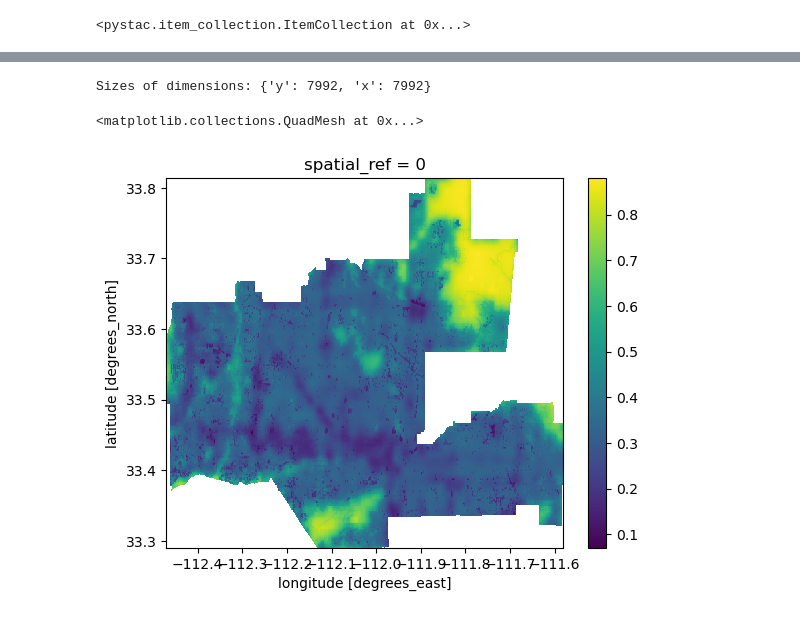
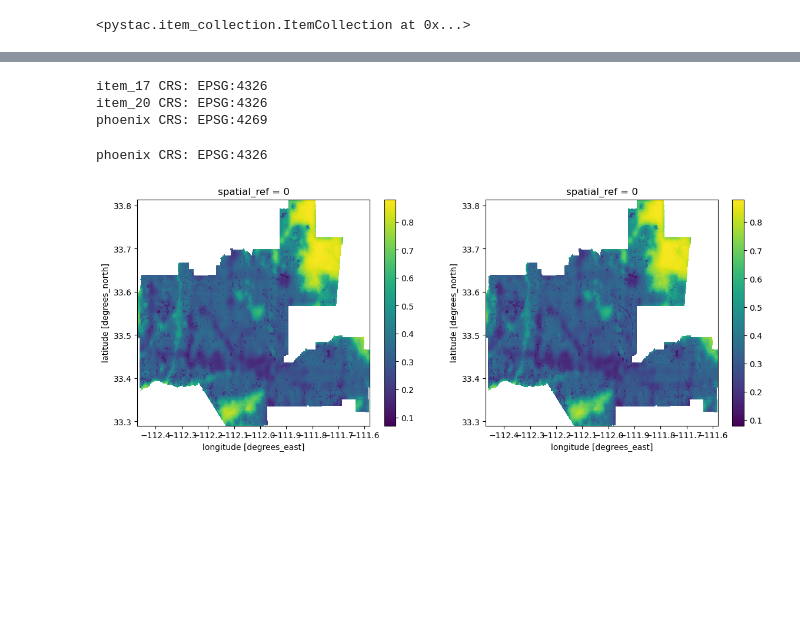
Before and after one commit to matteo-torres/BII-Project, a Jupyter notebook: bii-phoenix.ipynb, the cells around one changed output, grey strips where cells are left out. Saved outputs shown, nothing was run; the diff lists cells and outputs as text; code cells hidden in the pictures; blank space fills up the shorter version.

```diff
--- a/bii-phoenix.ipynb
+++ b/bii-phoenix.ipynb
@@ -154,16 +145,34 @@ Attributes:
-# %%
-# Remove length 1 dimension (band)
-raster_20 = raster_20.squeeze().drop_vars("band")
-print("Sizes of dimensions:", dict(raster_20.sizes))
-# %% [output]
-Sizes of dimensions: {'y': 7992, 'x': 7992}
+# %%
+# Check for matching coordinate reference systems
+print(f"item_17 CRS: EPSG:{item_17.properties['proj:epsg']}")
+print(f"item_20 CRS: EPSG:{item_20.properties['proj:epsg']}")
+print(f"phoenix CRS: {phoenix.crs}")
+# %% [output]
+item_17 CRS: EPSG:4326
+item_20 CRS: EPSG:4326
+phoenix CRS: EPSG:4269
+# %%
+# Reproject phoenix shapefile crs
+phoenix = phoenix.to_crs(epsg = 4326)
+
+# Verify change
+print(f"phoenix CRS: {phoenix.crs}")
+# %% [output]
+phoenix CRS: EPSG:4326
 # %%
-# Clip the 2017 raster to the phoenix total bounds and exact geometry
+# Clip rasters to the phoenix total bounds and exact geometry
 clip_17 = (raster_17.rio.clip_box(*phoenix.total_bounds)
            .rio.clip(phoenix.geometry))
 
-# Examine results
-clip_17.plot()
+clip_20 = (raster_20.rio.clip_box(*phoenix.total_bounds)
+           .rio.clip(phoenix.geometry))
+
+# Plot clipped rasters
+fig, ax = plt.subplots(1, 2, figsize = (14, 5))
+
+clip_17.plot(ax = ax[0])
+clip_20.plot(ax = ax[1])
+
+plt.show()
 # %% [output]
-<matplotlib.collections.QuadMesh at 0x...>
-[figure, old version]
+[figure, new version]
```
Also changed, not shown: parts of 23 cells of this notebook.
